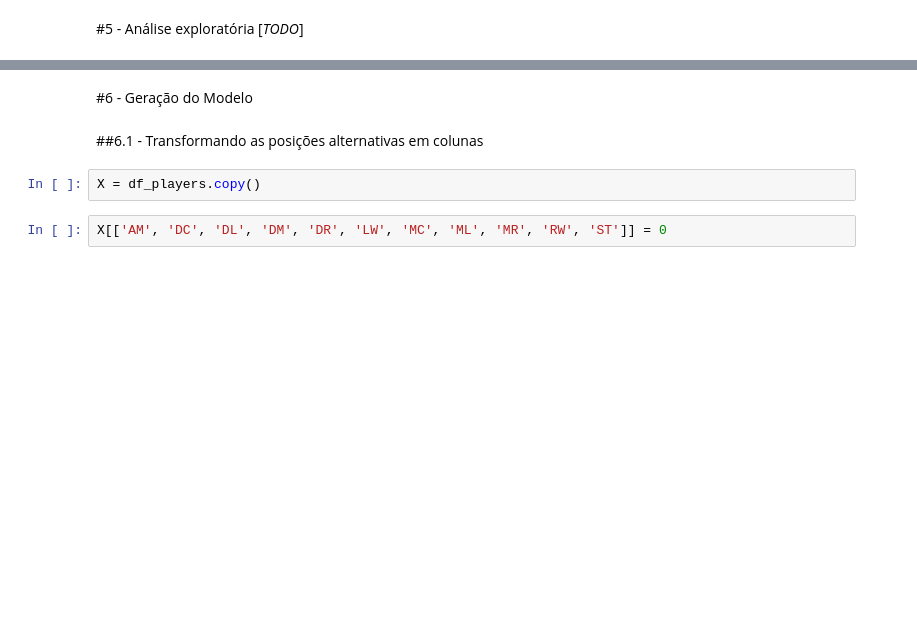
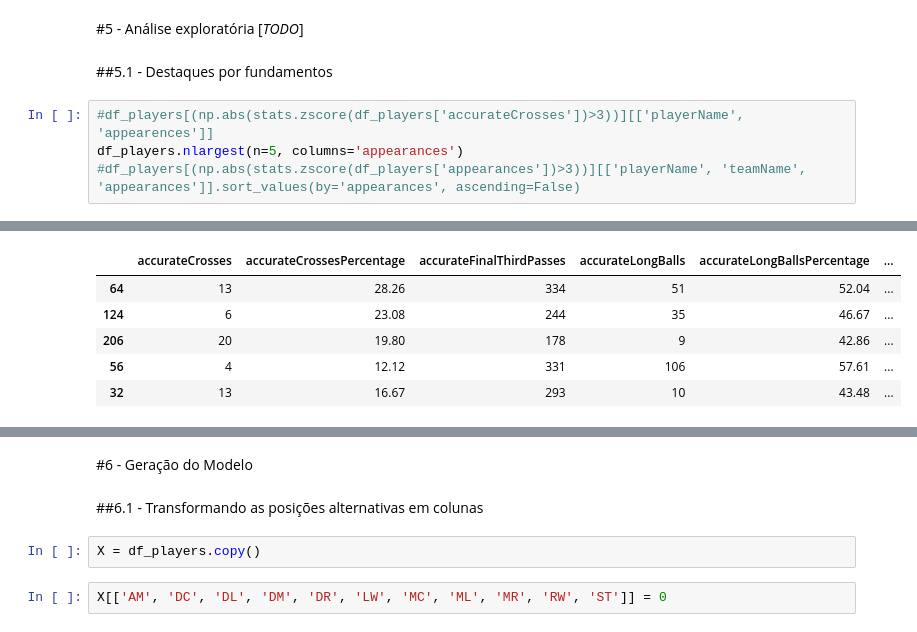
Before and after one commit to tiagosilveiraa/portifoliods, a Jupyter notebook: Recomendação_de_Jogadores.ipynb, the cells around one changed output, grey strips where cells are left out. Saved outputs shown, nothing was run; the diff lists cells and outputs as text; blank space fills up the shorter version.

```diff
--- a/Recomendação_de_Jogadores.ipynb
+++ b/Recomendação_de_Jogadores.ipynb
@@ -256,2 +307,9 @@ df_players = df_players.drop_duplicates(subset=['player.id'], keep='last', ignor
 # %% [markdown]
 #5 - Análise exploratória  [*TODO*]
+# %% [markdown]
+##5.1 - Destaques por fundamentos
+# %%
+#df_players[(np.abs(stats.zscore(df_players['accurateCrosses'])>3))][['playerName', 'appearences']]
+df_players.nlargest(n=5, columns='appearances')
+#df_players[(np.abs(stats.zscore(df_players['appearances'])>3))][['playerName', 'teamName', 'appearances']].sort_values(by='appearances', ascending=False)
+# %% [output]
@@ -257,0 +317,6 @@ df_players = df_players.drop_duplicates(subset=['player.id'], keep='last', ignor
+|  | accurateCrosses | accurateCrossesPercentage | accurateFinalThirdPasses | accurateLongBalls | accurateLongBallsPercentage | ... |
+| 64 | 13 | 28.26 | 334 | 51 | 52.04 | ... |
+| 124 | 6 | 23.08 | 244 | 35 | 46.67 | ... |
+| 206 | 20 | 19.80 | 178 | 9 | 42.86 | ... |
+| 56 | 4 | 12.12 | 331 | 106 | 57.61 | ... |
+| 32 | 13 | 16.67 | 293 | 10 | 43.48 | ... |
```
Also changed, not shown: parts of 23 cells of this notebook.
